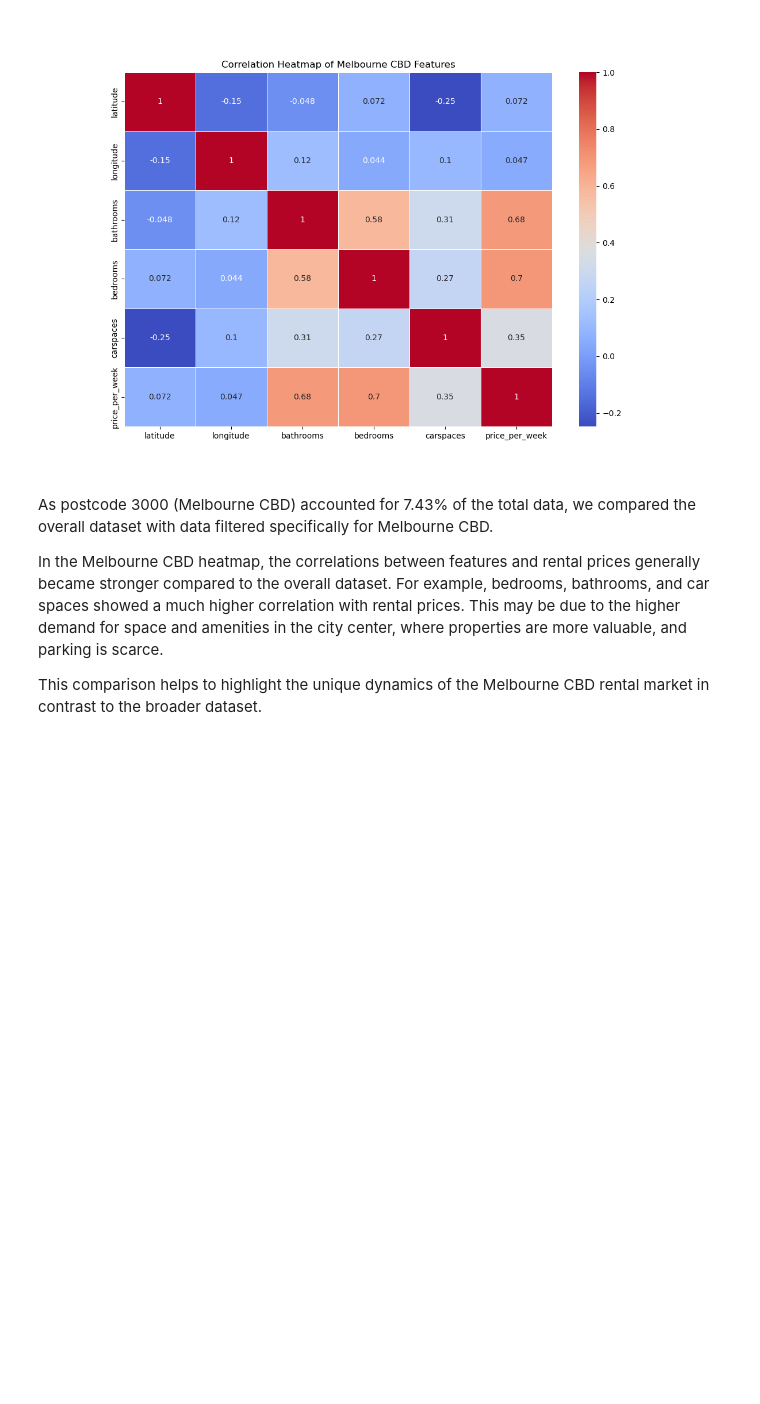
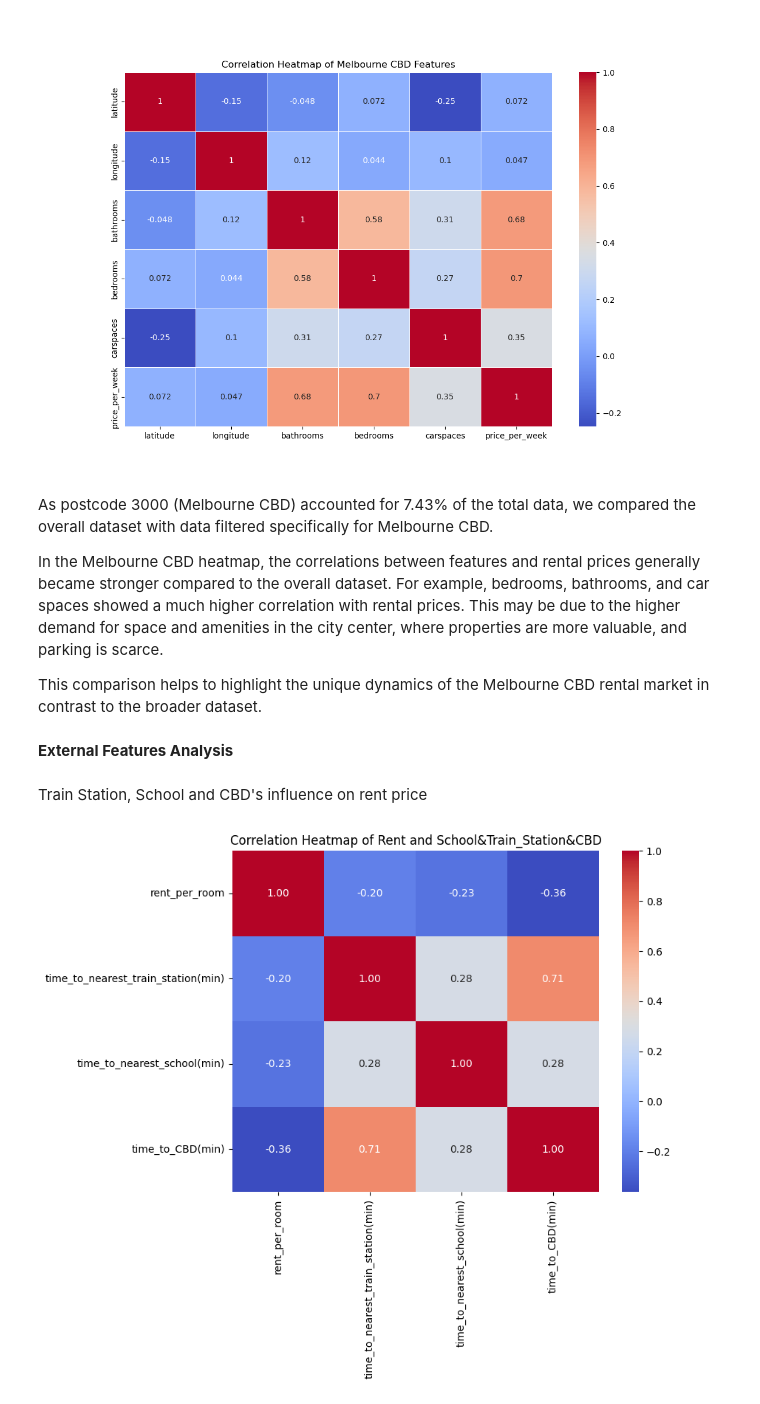
Before and after one commit to MAST30034-AppliedDataScience/project-2-group-real-estate-industry-project-7, a Jupyter notebook: notebooks/summary_notebook.ipynb, the cells around one changed output. Cells and saved outputs as stored; diff of their text form; code cells hidden in the pictures; blank space fills up the shorter version.

Commit message:
Adding external feature analysis to summary notebook

```diff
--- a/notebooks/summary_notebook.ipynb
+++ b/notebooks/summary_notebook.ipynb
@@ -55,3 +53,11 @@ As postcode 3000 (Melbourne CBD) accounted for 7.43% of the total data, we compa
 In the Melbourne CBD heatmap, the correlations between features and rental prices generally became stronger compared to the overall dataset. For example, bedrooms, bathrooms, and car spaces showed a much higher correlation with rental prices. This may be due to the higher demand for space and amenities in the city center, where properties are more valuable, and parking is scarce.
 
 This comparison helps to highlight the unique dynamics of the Melbourne CBD rental market in contrast to the broader dataset.
+# %% [markdown]
+**External Features Analysis**
+# %% [markdown]
+Train Station, School and CBD's influence on rent price
+# %%
+Image(filename='../plots/rent_school_train_CBD_heatmap.png')
+# %% [output]
+[figure, added]
```
Also changed, not shown: parts of 5 cells of this notebook, 5 other files.
